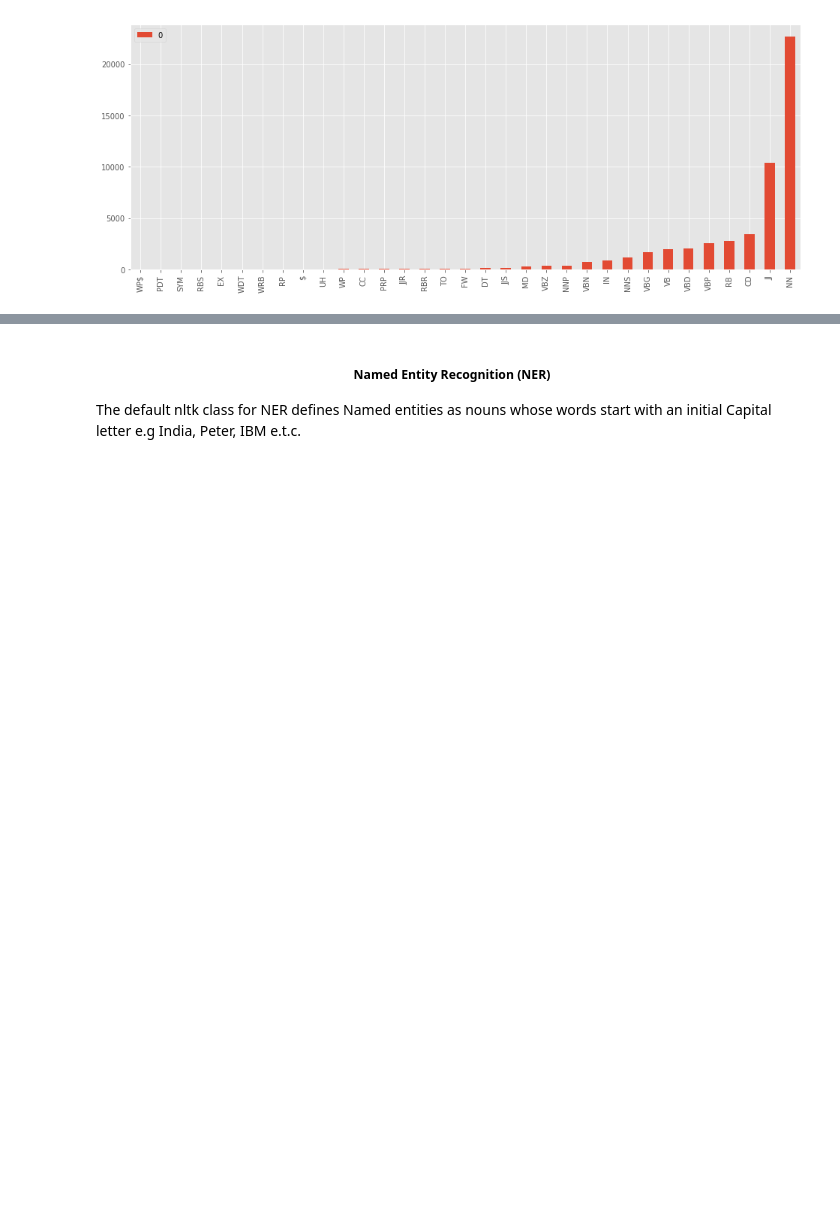
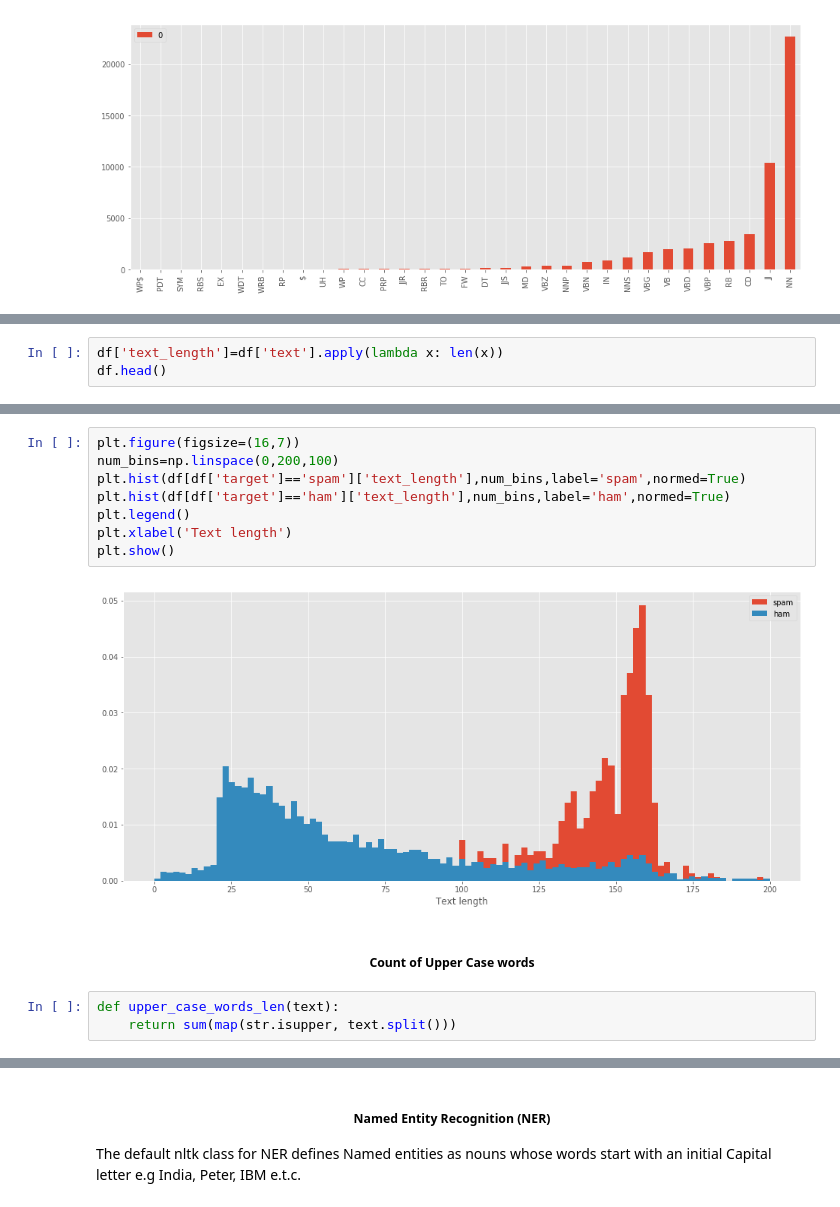
Before and after one commit to SammyOngaya/Natural-Language-Processing, a Jupyter notebook: Text Analysis with NLTK.ipynb, the cells around one changed output, grey strips where cells are left out. Drawn from its saved outputs; the diff is of its cells as text; blank space fills up the shorter version.

Commit message:
Added a new feature for text length as a feature engineerng technique

```diff
--- a/Text Analysis with NLTK.ipynb
+++ b/Text Analysis with NLTK.ipynb
@@ -341,0 +348,3 @@ pd.DataFrame(counter,index=[0]).T.sort_values(by=[0],ascending=True).plot(kind='
+# %%
+df['text_length']=df['text'].apply(lambda x: len(x))
+df.head()
@@ -341,0 +358,15 @@ pd.DataFrame(counter,index=[0]).T.sort_values(by=[0],ascending=True).plot(kind='
+# %%
+plt.figure(figsize=(16,7))
+num_bins=np.linspace(0,200,100)
+plt.hist(df[df['target']=='spam']['text_length'],num_bins,label='spam',normed=True)
+plt.hist(df[df['target']=='ham']['text_length'],num_bins,label='ham',normed=True)
+plt.legend()
+plt.xlabel('Text length')
+plt.show()
+# %% [output]
+[figure, added]
+# %% [markdown]
+##### <div align="center">Count of Upper Case words
+# %%
+def upper_case_words_len(text):
+    return sum(map(str.isupper, text.split()))
```
Also changed, not shown: parts of 15 cells of this notebook.
